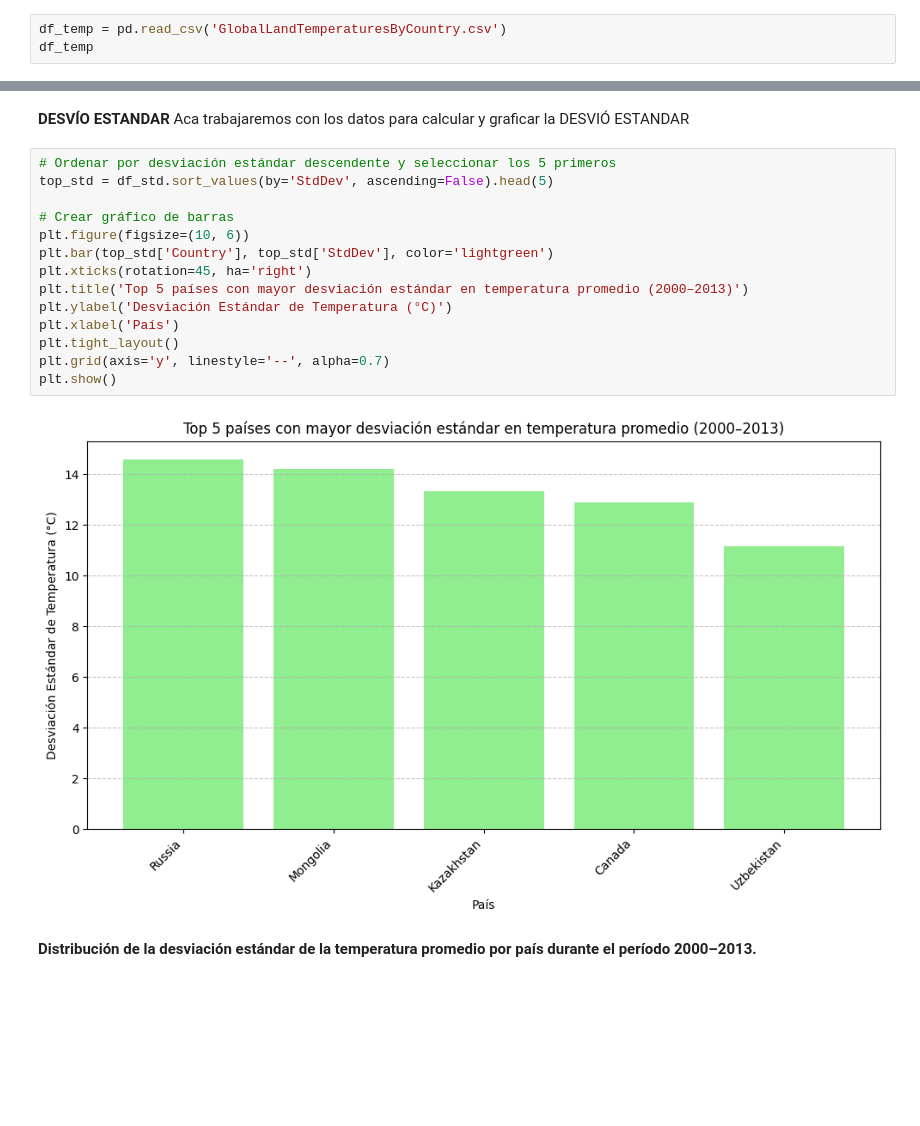
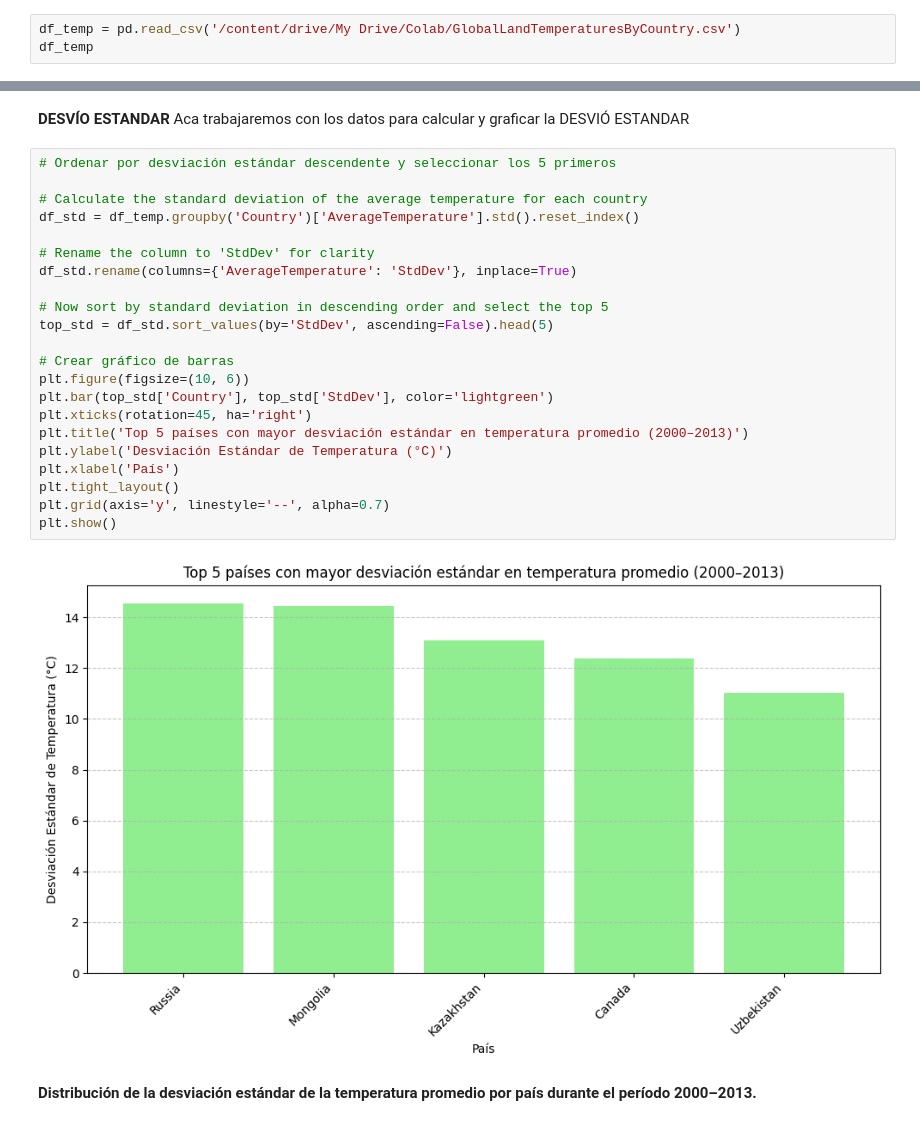
Before and after one commit to ramircar2020/BCtechCopilot, a Jupyter notebook: Variación_Temp_PyE_2025_Ramirez_Scarpato_Galinelli.ipynb, the cells around one changed output, grey strips where cells are left out. Cells and saved outputs as stored; diff of their text form; blank space fills up the shorter version.

Commit message:
Se creó con Colab

```diff
--- a/Variación_Temp_PyE_2025_Ramirez_Scarpato_Galinelli.ipynb
+++ b/Variación_Temp_PyE_2025_Ramirez_Scarpato_Galinelli.ipynb
@@ -51,7 +51,7 @@ Archivo encontrado en: /content/drive/My Drive/Colab/GlobalLandTemperaturesByCou
 # %% [markdown]
 Leemos nuestro dataset, lo guardamos en una variable para luego reconocer las labels que tiene el dataframe.
 # %%
-df_temp = pd.read_csv('GlobalLandTemperaturesByCountry.csv')
+df_temp = pd.read_csv('/content/drive/My Drive/Colab/GlobalLandTemperaturesByCountry.csv')
 df_temp
 # %% [output]
 |  | dt | AverageTemperature | AverageTemperatureUncertainty | Country |
@@ -522,20 +517,28 @@ plt.show()
    Aca trabajaremos con los datos para calcular y graficar la DESVIÓ ESTANDAR
 # %%
 # Ordenar por desviación estándar descendente y seleccionar los 5 primeros
+
+# Calculate the standard deviation of the average temperature for each country
+df_std = df_temp.groupby('Country')['AverageTemperature'].std().reset_index()
+
+# Rename the column to 'StdDev' for clarity
+df_std.rename(columns={'AverageTemperature': 'StdDev'}, inplace=True)
+
+# Now sort by standard deviation in descending order and select the top 5
 top_std = df_std.sort_values(by='StdDev', ascending=False).head(5)
 
 # Crear gráfico de barras
 plt.figure(figsize=(10, 6))
 plt.bar(top_std['Country'], top_std['StdDev'], color='lightgreen')
 plt.xticks(rotation=45, ha='right')
 plt.title('Top 5 países con mayor desviación estándar en temperatura promedio (2000–2013)')
 plt.ylabel('Desviación Estándar de Temperatura (°C)')
 plt.xlabel('País')
 plt.tight_layout()
 plt.grid(axis='y', linestyle='--', alpha=0.7)
 plt.show()
 # %% [output]
-[figure, old version]
+[figure, new version]
 # %% [markdown]
 **Distribución de la desviación estándar de la temperatura promedio por país durante el período 2000–2013.**
 # %% [markdown]
```
Also changed, not shown: parts of 8 cells of this notebook.
